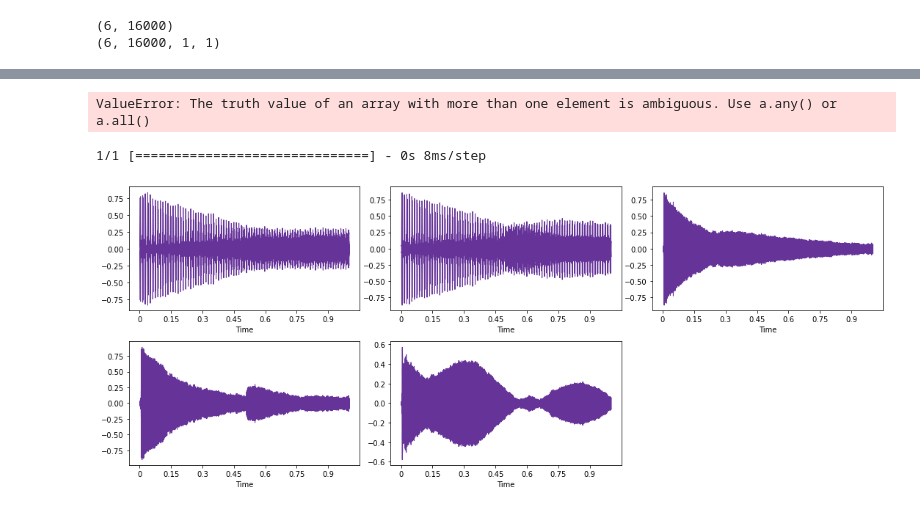
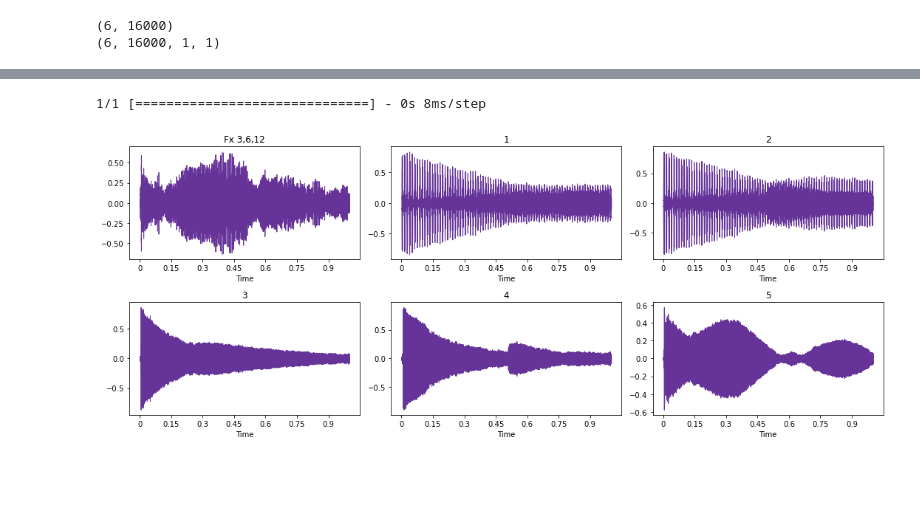
Before and after one commit to mezaga/guitar_VAE, a Jupyter notebook: space_exploration.ipynb, the cells around one changed output, grey strips where cells are left out. Saved outputs shown, nothing was run; the diff lists cells and outputs as text; code cells hidden in the pictures; blank space fills up the shorter version.

```diff
--- a/space_exploration.ipynb
+++ b/space_exploration.ipynb
@@ -458,14 +456,3 @@ def euclidean_distance(array1,array2):
-# %%
-def latent_sonidos_near(k, matriz, n):
-    lista = []
-    lista.append(np.array(k))
-    for j,array in enumerate(matriz):
-        a = euclidean_distance(k, array)
-        lista.append(a)
-    idx = np.argpartition(lista, n)
-    result = [matriz[i] for i in idx[:n]]
-    result = np.array(result)
-    return result
 # %%
 analog_files = ["euclidean_distance/FXChain3-6-12.wav",
 "euclidean_distance/FXChain3-6-0.wav",
@@ -496,3 +488,15 @@ print(Xw_latent.shape)
+# %%
+def latent_sonidos_near(k, matriz, n):
+    lista = []
+    for j,array in enumerate(matriz):
+        a = euclidean_distance(k, array)
+        lista.append(a)
+        print(lista)
+    idx = np.argpartition(lista, n)
+    result = [matriz[i] for i in idx[:n]]
+    result = np.array(result)
+    result = np.concatenate([[np.array(k)],result],axis = 0)
+    return result
 # %%
 latent_euclidean = vae_encoder.predict(Xw_latent)
 # %% [output]
@@ -513,21 +518,20 @@ eucledean_near = latent_sonidos_near(latent_euclidean[0][0], latent[0], 5)
 #print(euclidean_distance(latent[0][0], a[1]))
 #print(euclidean_distance(latent[0][0], a[2]))
 #eucledean_near = np.array(eucledean_near)
-print(eucledean_near[0].shape)
-print(latent_euclidean[0][0].shape)
+print(eucledean_near.shape)
+print(np.array([latent_euclidean[0][0]]).shape)
-# %% [output]
-ValueError: The truth value of an array with more than one element is ambiguous. Use a.any() or a.all()
 # %%
 gen_latent = vae_decoder.predict(eucledean_near)
-v = [gen_latent[i].flatten() for i in range(5)]
+v = [gen_latent[i].flatten() for i in range(6)]
+label = ['Fx 3,6,12',1,2,3,4,5]
 plt.figure(figsize=(15, 6))#.suptitle("Gen waveform")
-for i in range(5):
-    plt.subplot(2, 3, i+ 1)#.set_title(i)
+for i in range(6):
+    plt.subplot(2, 3, i+ 1).set_title(label[i])
     librosa.display.waveshow(v[i],sr16k, color='rebeccapurple')
 plt.tight_layout()
 #plt.title()
 plt.show()
 # %% [output]
 1/1 [==============================] - 0s 8ms/step
-[figure, old version]
+[figure, new version]
 # %%
```
Also changed, not shown: parts of 9 cells of this notebook, 42 other files.
